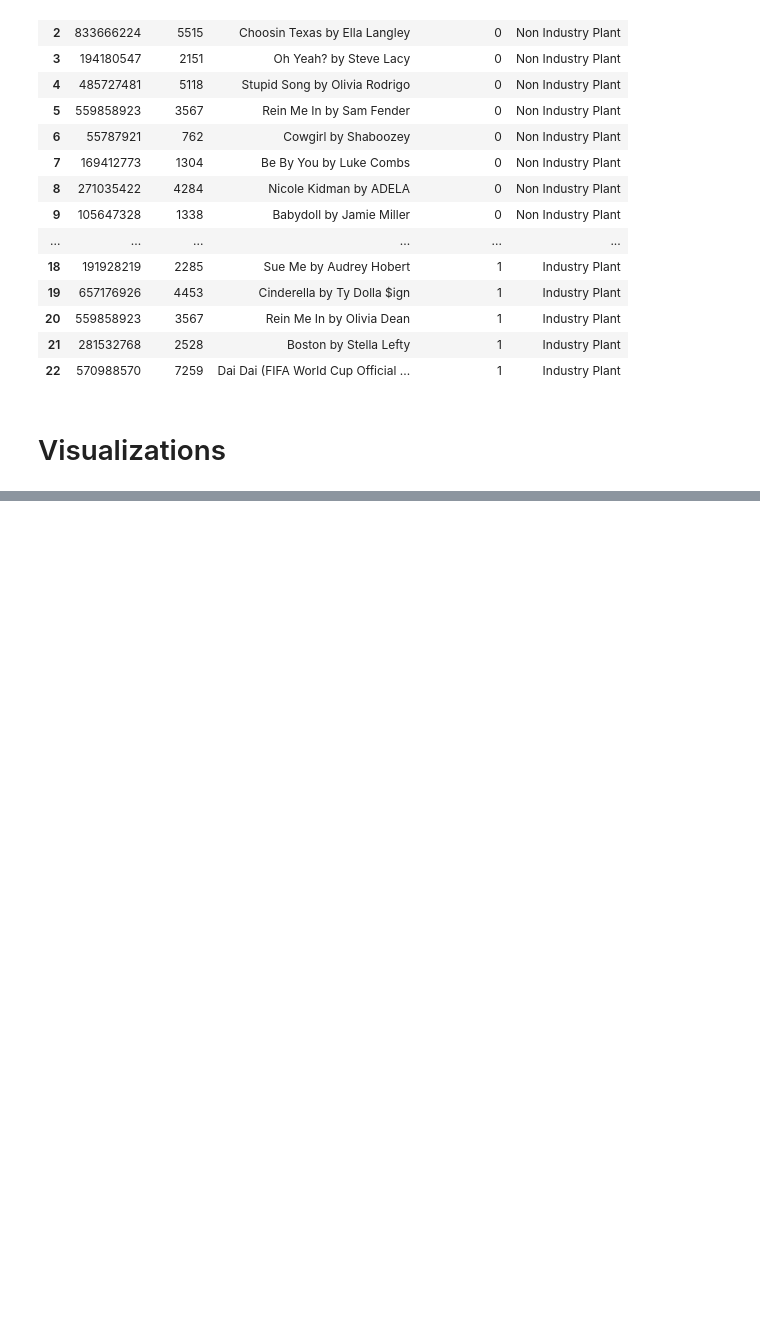
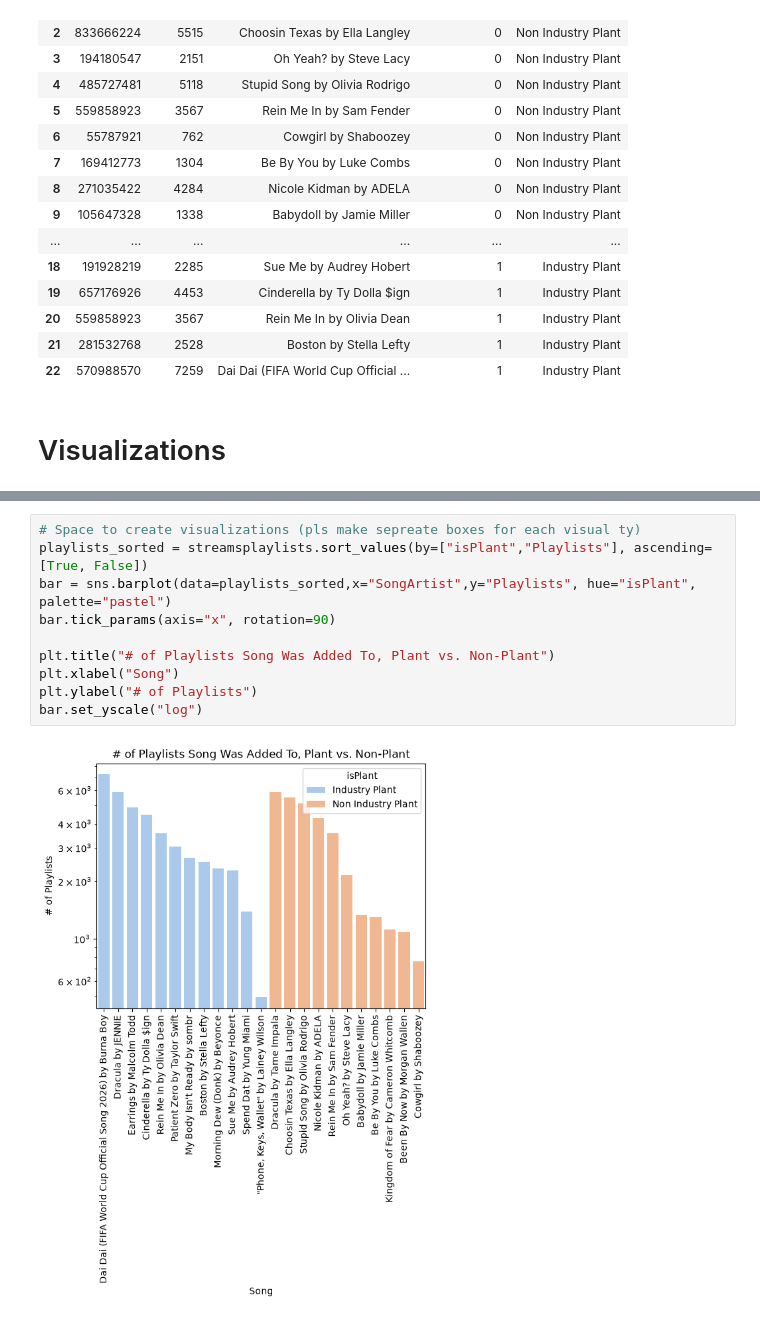
Before and after one commit to lfern101/CS418-Project, a Jupyter notebook: project_workspace_dylan.ipynb, the cells around one changed output, grey strips where cells are left out. Saved outputs shown, nothing was run; the diff lists cells and outputs as text; blank space fills up the shorter version.

```diff
--- a/project_workspace_dylan.ipynb
+++ b/project_workspace_dylan.ipynb
@@ -99,0 +100,12 @@ bar.set_yscale("log")
+# %%
+# Space to create visualizations (pls make sepreate boxes for each visual ty)
+playlists_sorted = streamsplaylists.sort_values(by=["isPlant","Playlists"], ascending=[True, False])
+bar = sns.barplot(data=playlists_sorted,x="SongArtist",y="Playlists", hue="isPlant", palette="pastel")
+bar.tick_params(axis="x", rotation=90)
+
+plt.title("# of Playlists Song Was Added To, Plant vs. Non-Plant")
+plt.xlabel("Song")
+plt.ylabel("# of Playlists")
+bar.set_yscale("log")
+# %% [output]
+[figure, added]
```
Also changed, not shown: parts of 1 cell of this notebook.
